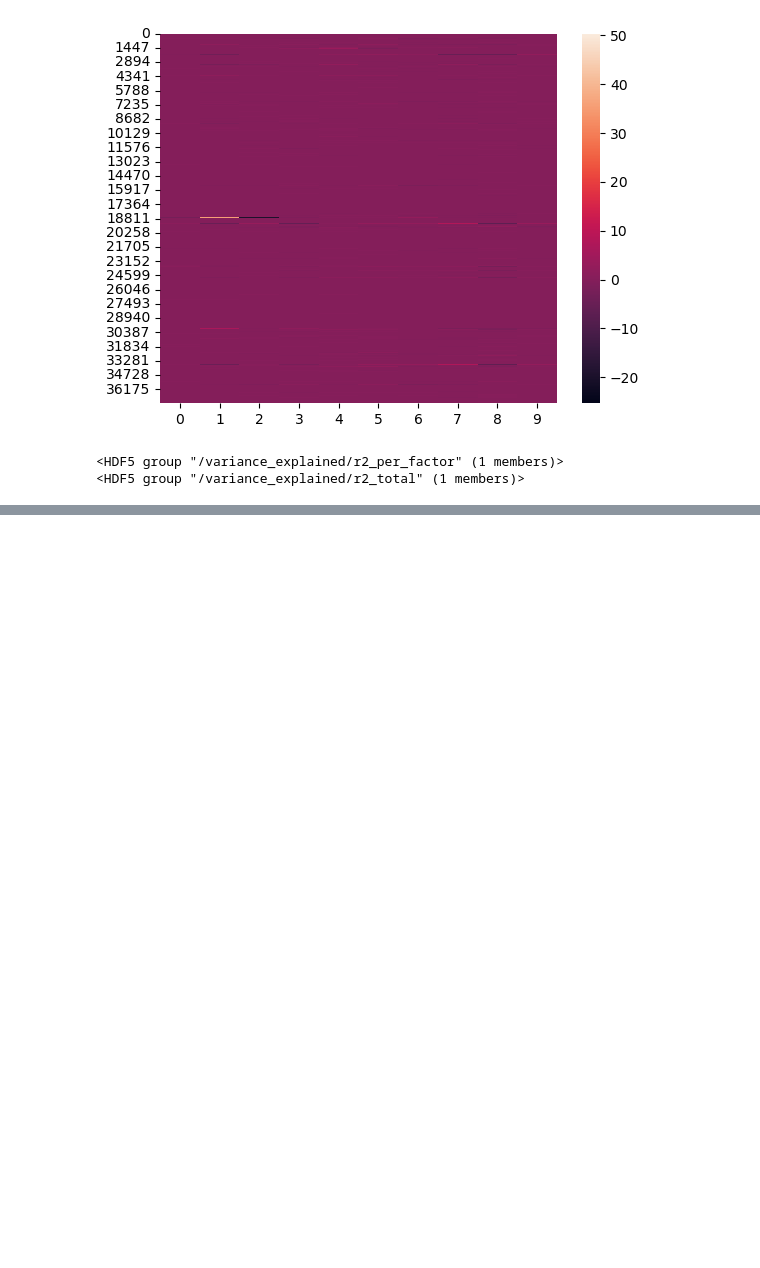
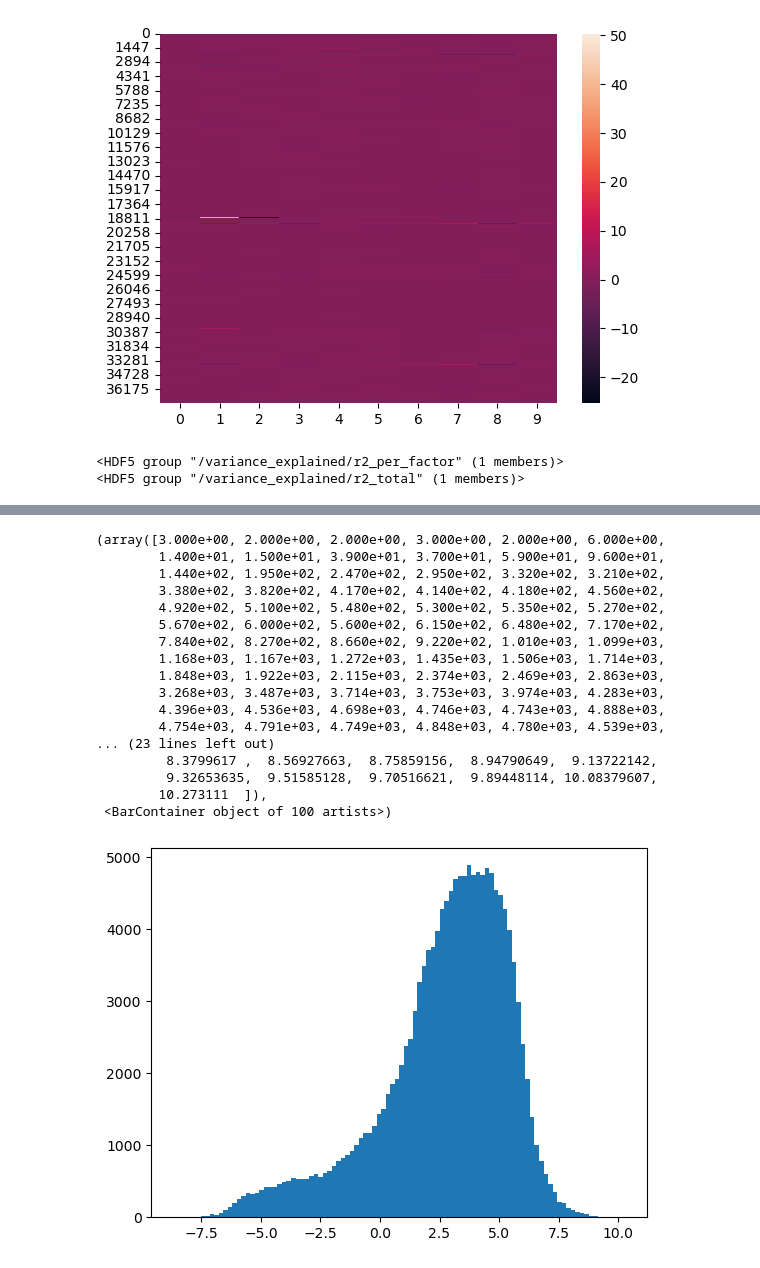
Before and after one commit to mglnbk/MGNet, a Jupyter notebook: data_handler.ipynb, the cells around one changed output, grey strips where cells are left out. Drawn from its saved outputs; the diff is of its cells as text; code cells hidden in the pictures; blank space fills up the shorter version.

```diff
--- a/data_handler.ipynb
+++ b/data_handler.ipynb
@@ -407,2 +440,2 @@ experiment = procssed_data['experiment']
 # %%
-selected_experiment = experiment[['SAMPLE_BARCODE', 'CELL_LINE_NAME', 'DRUG_NAME', 'pubchem', 'SMILES', 'AUC', 'Z_SCORE', 'synonyms']]
+selected_experiment = experiment[['SAMPLE_BARCODE', 'CELL_LINE_NAME', 'DRUG_NAME', 'pubchem', 'SMILES', 'AUC', 'Z_SCORE', 'LN_IC50']]
@@ -566,0 +632,21 @@ print(f["variance_explained"]["r2_total"])
+# %%
+plt.hist(x = selected_experiment['LN_IC50'], bins=100)
+# %% [output]
+(array([3.000e+00, 2.000e+00, 2.000e+00, 3.000e+00, 2.000e+00, 6.000e+00,
+        1.400e+01, 1.500e+01, 3.900e+01, 3.700e+01, 5.900e+01, 9.600e+01,
+        1.440e+02, 1.950e+02, 2.470e+02, 2.950e+02, 3.320e+02, 3.210e+02,
+        3.380e+02, 3.820e+02, 4.170e+02, 4.140e+02, 4.180e+02, 4.560e+02,
+        4.920e+02, 5.100e+02, 5.480e+02, 5.300e+02, 5.350e+02, 5.270e+02,
+        5.670e+02, 6.000e+02, 5.600e+02, 6.150e+02, 6.480e+02, 7.170e+02,
+        7.840e+02, 8.270e+02, 8.660e+02, 9.220e+02, 1.010e+03, 1.099e+03,
+        1.168e+03, 1.167e+03, 1.272e+03, 1.435e+03, 1.506e+03, 1.714e+03,
+        1.848e+03, 1.922e+03, 2.115e+03, 2.374e+03, 2.469e+03, 2.863e+03,
+        3.268e+03, 3.487e+03, 3.714e+03, 3.753e+03, 3.974e+03, 4.283e+03,
+        4.396e+03, 4.536e+03, 4.698e+03, 4.746e+03, 4.743e+03, 4.888e+03,
+        4.754e+03, 4.791e+03, 4.749e+03, 4.848e+03, 4.780e+03, 4.539e+03,
+... (23 lines left out)
+         8.3799617 ,  8.56927663,  8.75859156,  8.94790649,  9.13722142,
+         9.32653635,  9.51585128,  9.70516621,  9.89448114, 10.08379607,
+        10.273111  ]),
+ <BarContainer object of 100 artists>)
+[figure, added]
```
Also changed, not shown: parts of 12 cells of this notebook, 5 other files.
